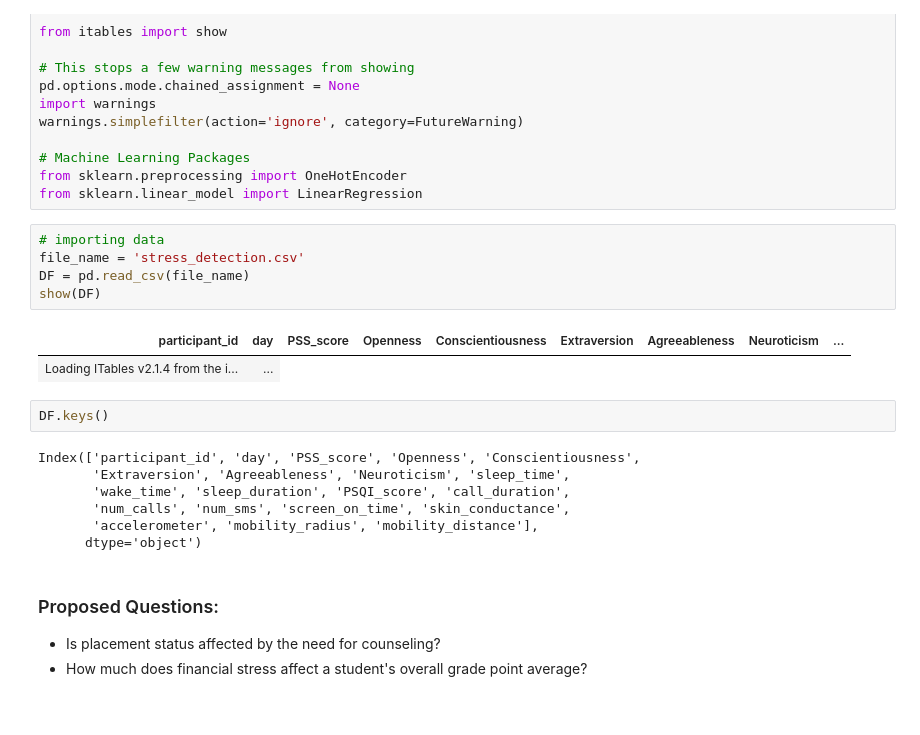
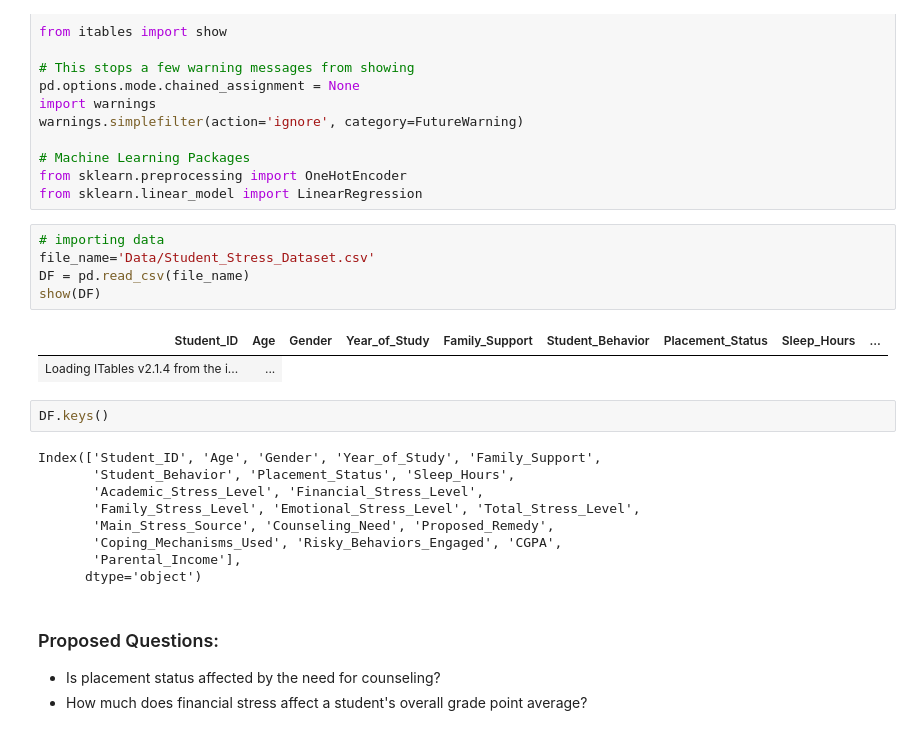
Before and after one commit to urielmartinez09/Project, a Jupyter notebook: Jazmine Veliz.ipynb, the cells around one changed output. Drawn from its saved outputs; the diff is of its cells as text.

```diff
--- a/Jazmine Veliz.ipynb
+++ b/Jazmine Veliz.ipynb
@@ -22,20 +22,22 @@ from sklearn.preprocessing import OneHotEncoder
 from sklearn.linear_model import LinearRegression
 # %%
 # importing data
-file_name = 'stress_detection.csv'
+file_name='Data/Student_Stress_Dataset.csv'
 DF = pd.read_csv(file_name)
 show(DF)
 # %% [output]
-| participant_id | day | PSS_score | Openness | Conscientiousness | Extraversion | Agreeableness | Neuroticism | ... |
+| Student_ID | Age | Gender | Year_of_Study | Family_Support | Student_Behavior | Placement_Status | Sleep_Hours | ... |
 | Loading ITables v2.1.4 from the i... | ... |
 # %%
 DF.keys()
 # %% [output]
-Index(['participant_id', 'day', 'PSS_score', 'Openness', 'Conscientiousness',
-       'Extraversion', 'Agreeableness', 'Neuroticism', 'sleep_time',
-       'wake_time', 'sleep_duration', 'PSQI_score', 'call_duration',
-       'num_calls', 'num_sms', 'screen_on_time', 'skin_conductance',
-       'accelerometer', 'mobility_radius', 'mobility_distance'],
+Index(['Student_ID', 'Age', 'Gender', 'Year_of_Study', 'Family_Support',
+       'Student_Behavior', 'Placement_Status', 'Sleep_Hours',
+       'Academic_Stress_Level', 'Financial_Stress_Level',
+       'Family_Stress_Level', 'Emotional_Stress_Level', 'Total_Stress_Level',
+       'Main_Stress_Source', 'Counseling_Need', 'Proposed_Remedy',
+       'Coping_Mechanisms_Used', 'Risky_Behaviors_Engaged', 'CGPA',
+       'Parental_Income'],
       dtype='object')
 # %% [markdown]
 ### Proposed Questions:
```
Also changed, not shown: parts of 2 cells of this notebook.
